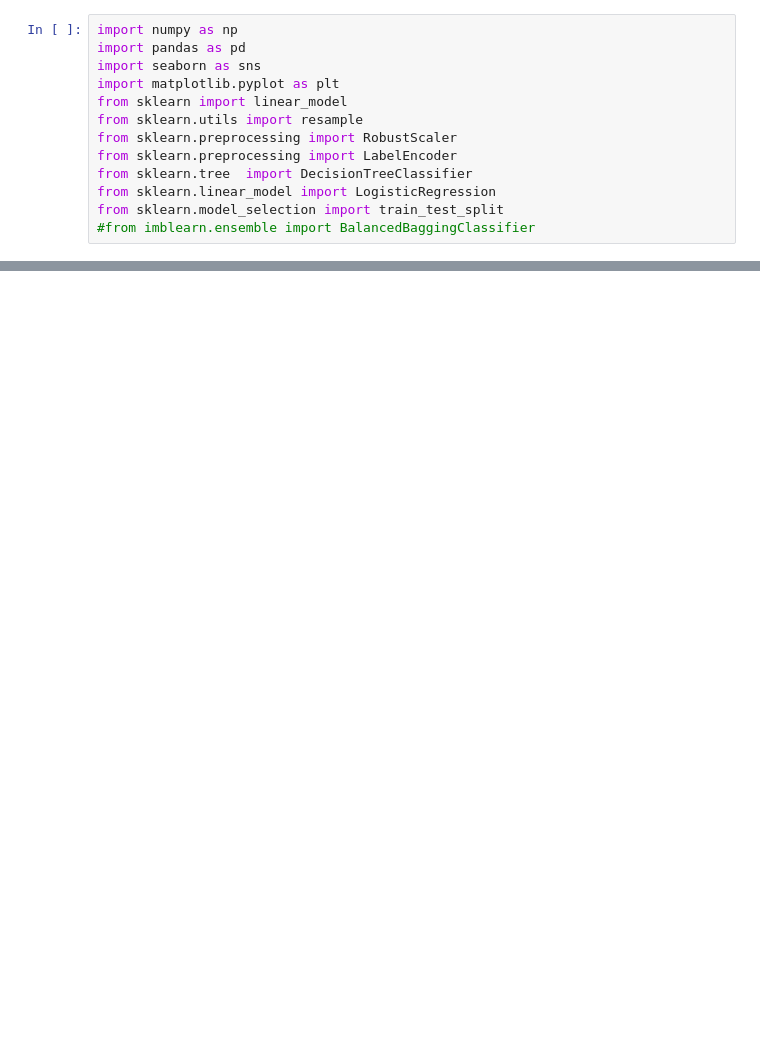
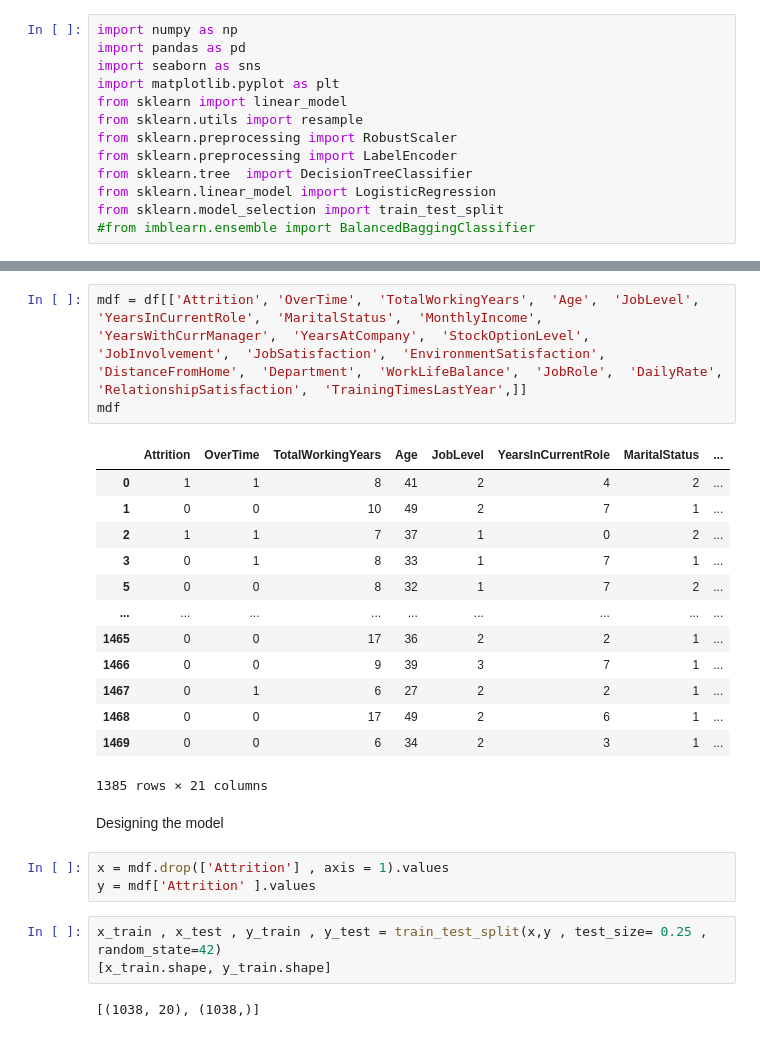
Before and after one commit to ksramalakshmi/AttritionAnalysisSoftware, a Jupyter notebook: attrition_prediction_model.ipynb, the cells around one changed output, grey strips where cells are left out. Saved outputs shown, nothing was run; the diff lists cells and outputs as text; blank space fills up the shorter version.

Commit message:
Updated with Logistic Regression Model

```diff
--- a/attrition_prediction_model.ipynb
+++ b/attrition_prediction_model.ipynb
@@ -24,0 +240,27 @@ data.head(5)
+# %%
+mdf = df[['Attrition', 'OverTime',  'TotalWorkingYears',  'Age',  'JobLevel',  'YearsInCurrentRole',  'MaritalStatus',  'MonthlyIncome',  'YearsWithCurrManager',  'YearsAtCompany',  'StockOptionLevel',  'JobInvolvement',  'JobSatisfaction',  'EnvironmentSatisfaction',  'DistanceFromHome',  'Department',  'WorkLifeBalance',  'JobRole',  'DailyRate',  'RelationshipSatisfaction',  'TrainingTimesLastYear',]]
+mdf
+# %% [output]
+|  | Attrition | OverTime | TotalWorkingYears | Age | JobLevel | YearsInCurrentRole | MaritalStatus | ... |
+| 0 | 1 | 1 | 8 | 41 | 2 | 4 | 2 | ... |
+| 1 | 0 | 0 | 10 | 49 | 2 | 7 | 1 | ... |
+| 2 | 1 | 1 | 7 | 37 | 1 | 0 | 2 | ... |
+| 3 | 0 | 1 | 8 | 33 | 1 | 7 | 1 | ... |
+| 5 | 0 | 0 | 8 | 32 | 1 | 7 | 2 | ... |
+| ... | ... | ... | ... | ... | ... | ... | ... | ... |
+| 1465 | 0 | 0 | 17 | 36 | 2 | 2 | 1 | ... |
+| 1466 | 0 | 0 | 9 | 39 | 3 | 7 | 1 | ... |
+| 1467 | 0 | 1 | 6 | 27 | 2 | 2 | 1 | ... |
+| 1468 | 0 | 0 | 17 | 49 | 2 | 6 | 1 | ... |
+| 1469 | 0 | 0 | 6 | 34 | 2 | 3 | 1 | ... |
+1385 rows × 21 columns
+# %% [markdown]
+Designing the model
+# %%
+x = mdf.drop(['Attrition'] , axis = 1).values
+y = mdf['Attrition' ].values
+# %%
+x_train , x_test , y_train , y_test = train_test_split(x,y , test_size= 0.25 , random_state=42)
+[x_train.shape, y_train.shape]
+# %% [output]
+[(1038, 20), (1038,)]
```
Also changed, not shown: parts of 32 cells of this notebook.
